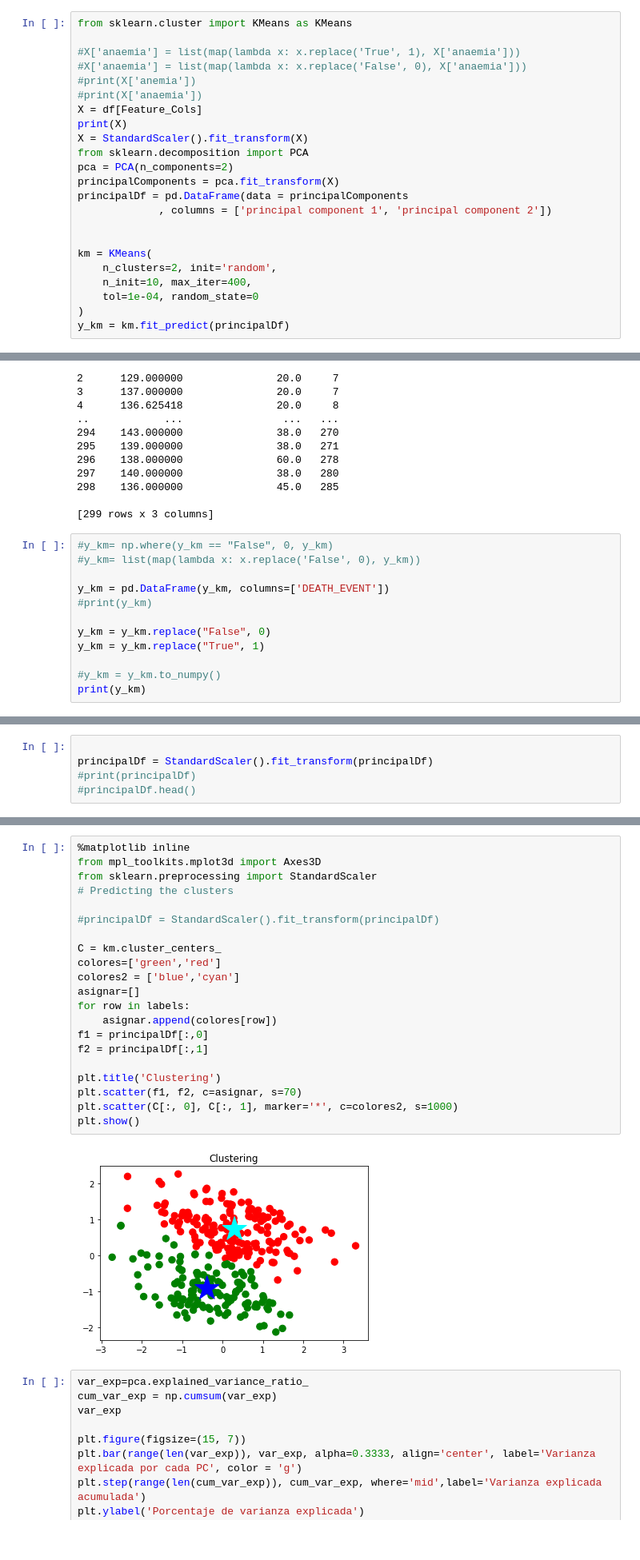
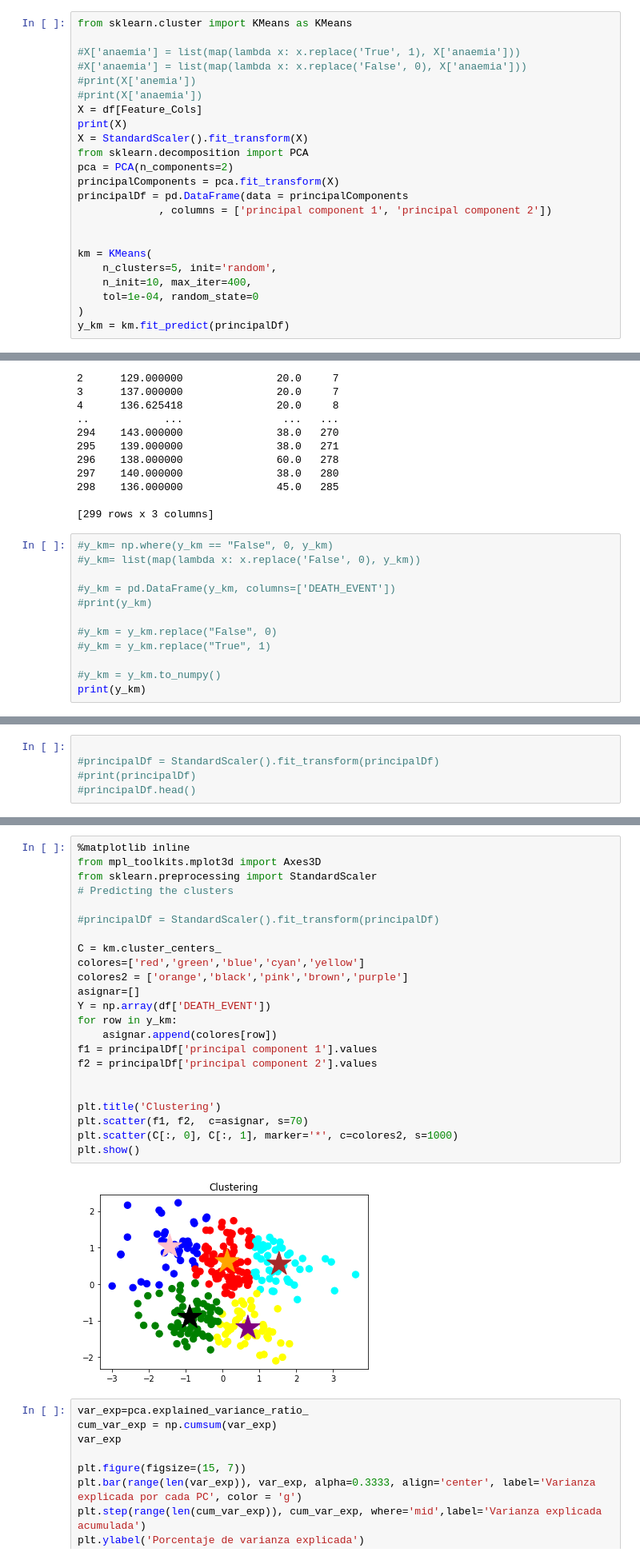
Before and after one commit to CamiloCJ09/Analitical-Proyect, a Jupyter notebook: AnaliticalProyect.ipynb, the cells around one changed output, grey strips where cells are left out. Shown at 80% size. Drawn from its saved outputs; the diff is of its cells as text.

Commit message:
fixing clustering graphics

```diff
--- a/AnaliticalProyect.ipynb
+++ b/AnaliticalProyect.ipynb
@@ -583,7 +630,7 @@ principalDf = pd.DataFrame(data = principalComponents
 
 
 km = KMeans(
-    n_clusters=2, init='random',
+    n_clusters=5, init='random',
     n_init=10, max_iter=400,
     tol=1e-04, random_state=0
 )
@@ -607,11 +654,11 @@ y_km = km.fit_predict(principalDf)
 #y_km= np.where(y_km == "False", 0, y_km)
 #y_km= list(map(lambda x: x.replace('False', 0), y_km))
 
-y_km = pd.DataFrame(y_km, columns=['DEATH_EVENT'])
+#y_km = pd.DataFrame(y_km, columns=['DEATH_EVENT'])
 #print(y_km)
 
-y_km = y_km.replace("False", 0)
-y_km = y_km.replace("True", 1)
+#y_km = y_km.replace("False", 0)
+#y_km = y_km.replace("True", 1)
 
 #y_km = y_km.to_numpy()
 print(y_km)
@@ -632,6 +679,6 @@ print(y_km)
 [299 rows x 1 columns]
 # %%
 
-principalDf = StandardScaler().fit_transform(principalDf)
+#principalDf = StandardScaler().fit_transform(principalDf)
 #print(principalDf)
 #principalDf.head()
@@ -661,26 +747,28 @@ print(principalDf[:,1])
 # %%
 %matplotlib inline
 from mpl_toolkits.mplot3d import Axes3D
 from sklearn.preprocessing import StandardScaler
 # Predicting the clusters
 
 #principalDf = StandardScaler().fit_transform(principalDf)
 
 C = km.cluster_centers_
-colores=['green','red']
-colores2 = ['blue','cyan']
+colores=['red','green','blue','cyan','yellow']
+colores2 = ['orange','black','pink','brown','purple']
 asignar=[]
-for row in labels:
+Y = np.array(df['DEATH_EVENT'])
+for row in y_km:
     asignar.append(colores[row])
-f1 = principalDf[:,0]
-f2 = principalDf[:,1]
+f1 = principalDf['principal component 1'].values
+f2 = principalDf['principal component 2'].values
+
 
 plt.title('Clustering')
-plt.scatter(f1, f2, c=asignar, s=70)
+plt.scatter(f1, f2,  c=asignar, s=70)
 plt.scatter(C[:, 0], C[:, 1], marker='*', c=colores2, s=1000)
 plt.show()
 # %% [output]
-[figure, old version]
+[figure, new version]
 # %%
 var_exp=pca.explained_variance_ratio_
 cum_var_exp = np.cumsum(var_exp)
```
Also changed, not shown: parts of 13 cells of this notebook, 2 other files.
